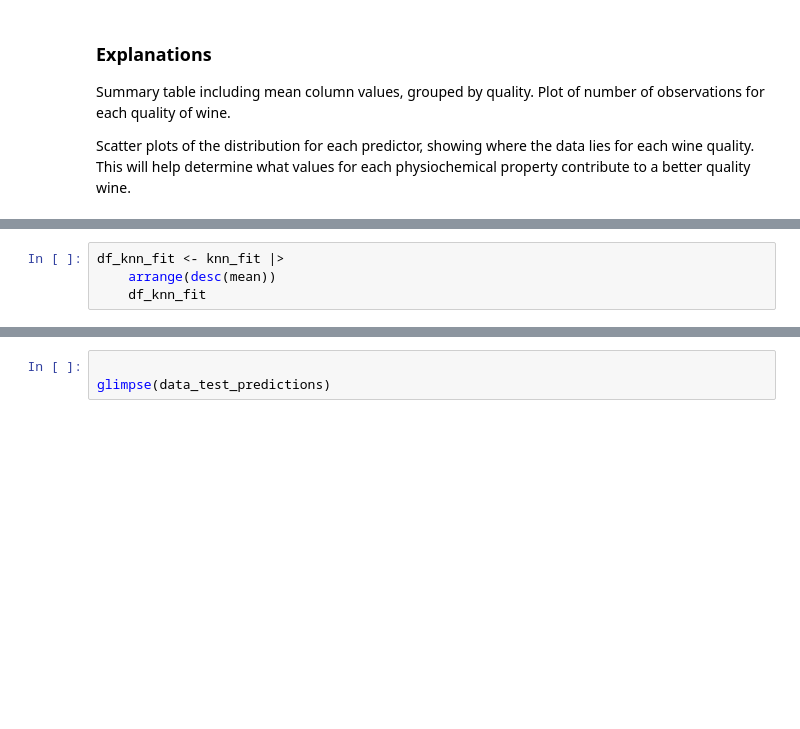
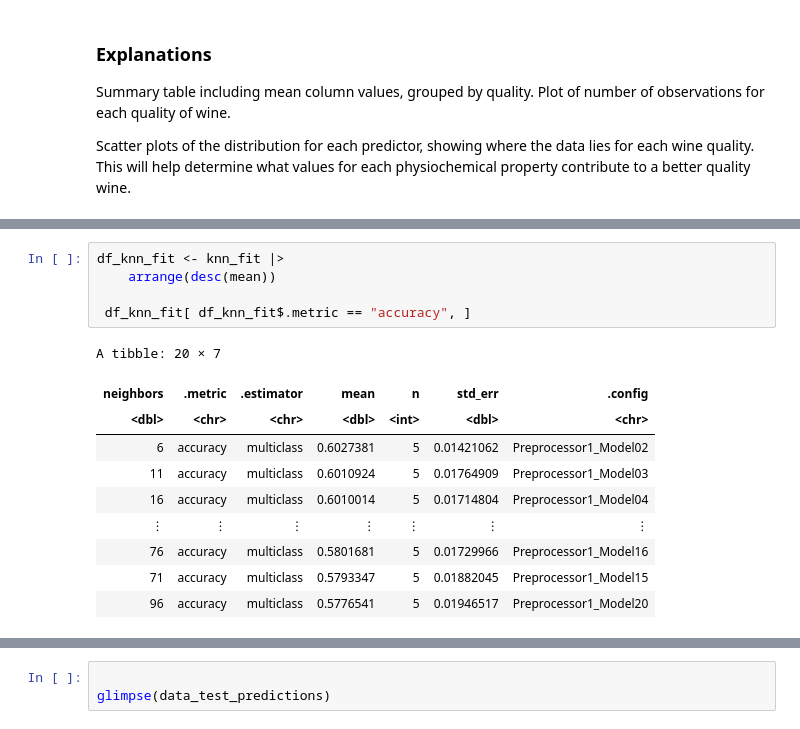
Before and after one commit to meganxu4/dsci100-group-proposal, a Jupyter notebook: proposal.ipynb, the cells around one changed output, grey strips where cells are left out. Drawn from its saved outputs; the diff is of its cells as text; blank space fills up the shorter version.

```diff
--- a/proposal.ipynb
+++ b/proposal.ipynb
@@ -238,5 +280,17 @@ knn_fit
 # %%
 df_knn_fit <- knn_fit |>
     arrange(desc(mean))
-    df_knn_fit
+
+ df_knn_fit[ df_knn_fit$.metric == "accuracy", ]
+# %% [output]
+A tibble: 20 × 7
+| neighbors | .metric | .estimator | mean | n | std_err | .config |
+| <dbl> | <chr> | <chr> | <dbl> | <int> | <dbl> | <chr> |
+| 6 | accuracy | multiclass | 0.6027381 | 5 | 0.01421062 | Preprocessor1_Model02 |
+| 11 | accuracy | multiclass | 0.6010924 | 5 | 0.01764909 | Preprocessor1_Model03 |
+| 16 | accuracy | multiclass | 0.6010014 | 5 | 0.01714804 | Preprocessor1_Model04 |
+| ⋮ | ⋮ | ⋮ | ⋮ | ⋮ | ⋮ | ⋮ |
+| 76 | accuracy | multiclass | 0.5801681 | 5 | 0.01729966 | Preprocessor1_Model16 |
+| 71 | accuracy | multiclass | 0.5793347 | 5 | 0.01882045 | Preprocessor1_Model15 |
+| 96 | accuracy | multiclass | 0.5776541 | 5 | 0.01946517 | Preprocessor1_Model20 |
 # %%
```
Also changed, not shown: parts of 7 cells of this notebook.
